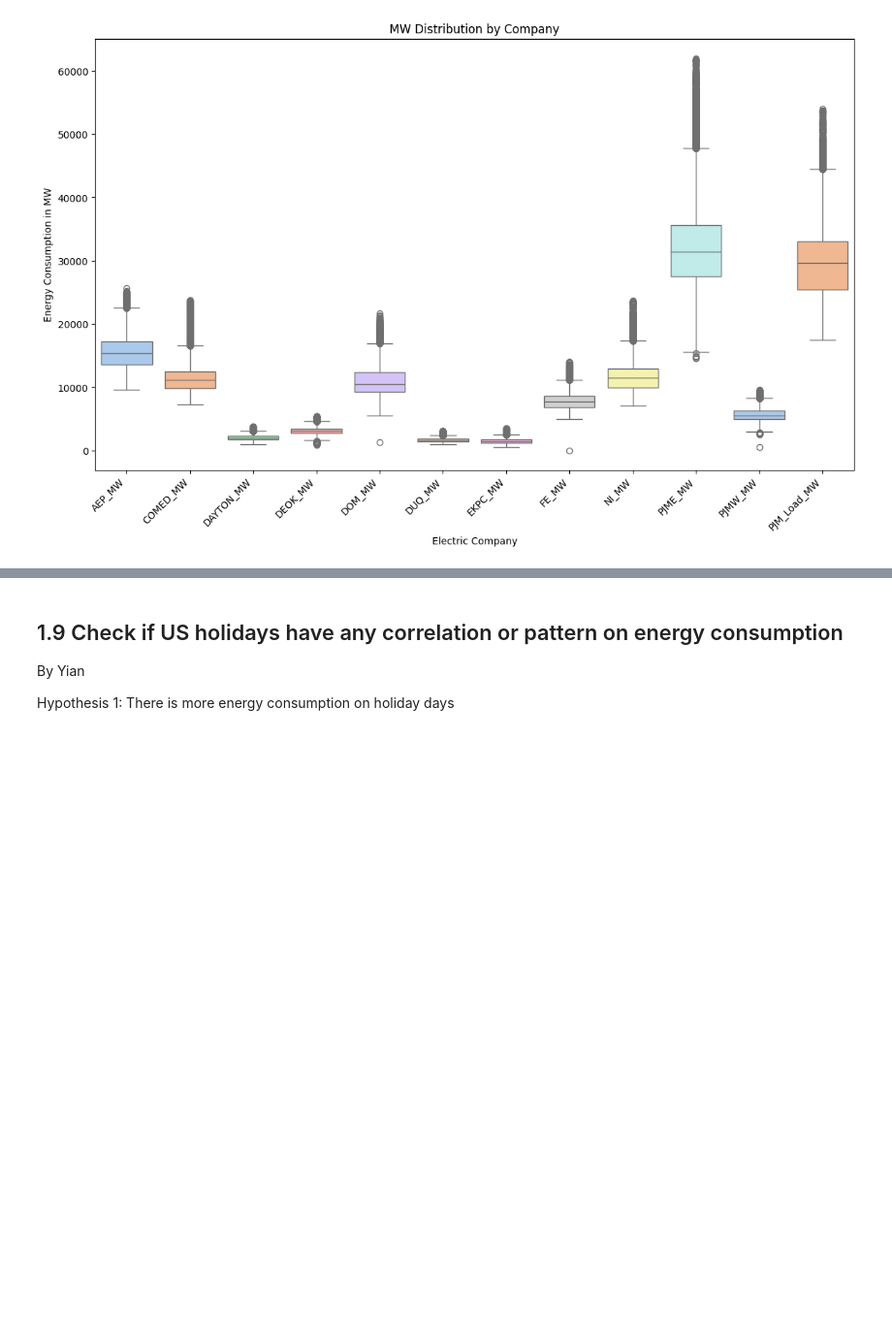
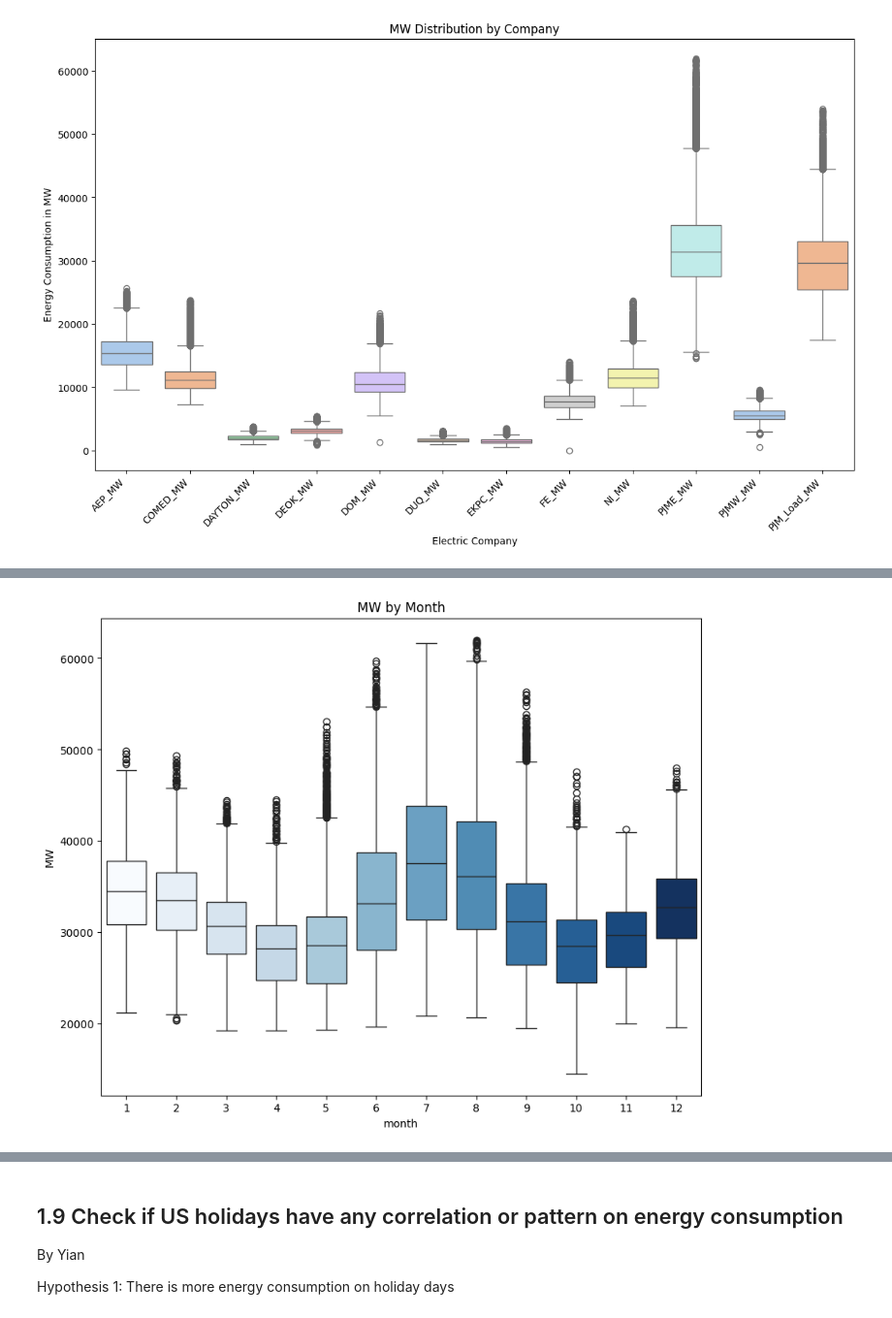
Before and after one commit to hogan-tech/AAI-595-Final, a Jupyter notebook: ML_Project_Time_Series(V2).ipynb, the cells around one changed output, grey strips where cells are left out. Shown: that part at 97% size. Drawn from its saved outputs; the diff is of its cells as text; code cells hidden in the pictures; blank space fills up the shorter version.

```diff
--- a/ML_Project_Time_Series(V2).ipynb
+++ b/ML_Project_Time_Series(V2).ipynb
@@ -263,0 +324,8 @@ plt.show()
+# %%
+#Montly analysis
+fig, ax = plt.subplots(figsize=(10, 8))
+sns.boxplot(data=df1, x='month', y='MW', palette='Blues',legend=False,hue='month')
+ax.set_title('MW by Month')
+plt.show()
+# %% [output]
+[figure, added]
```
Also changed, not shown: parts of 51 cells of this notebook.
